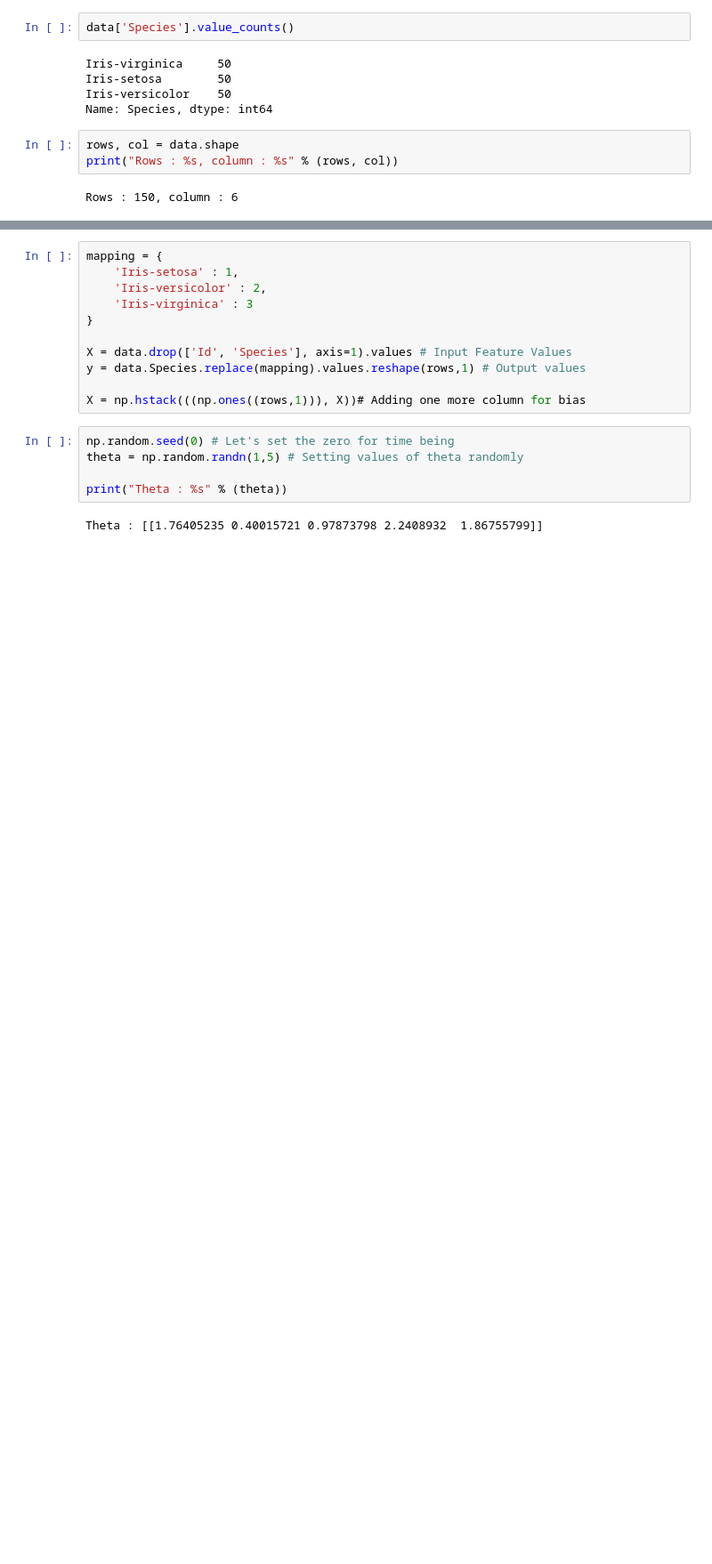
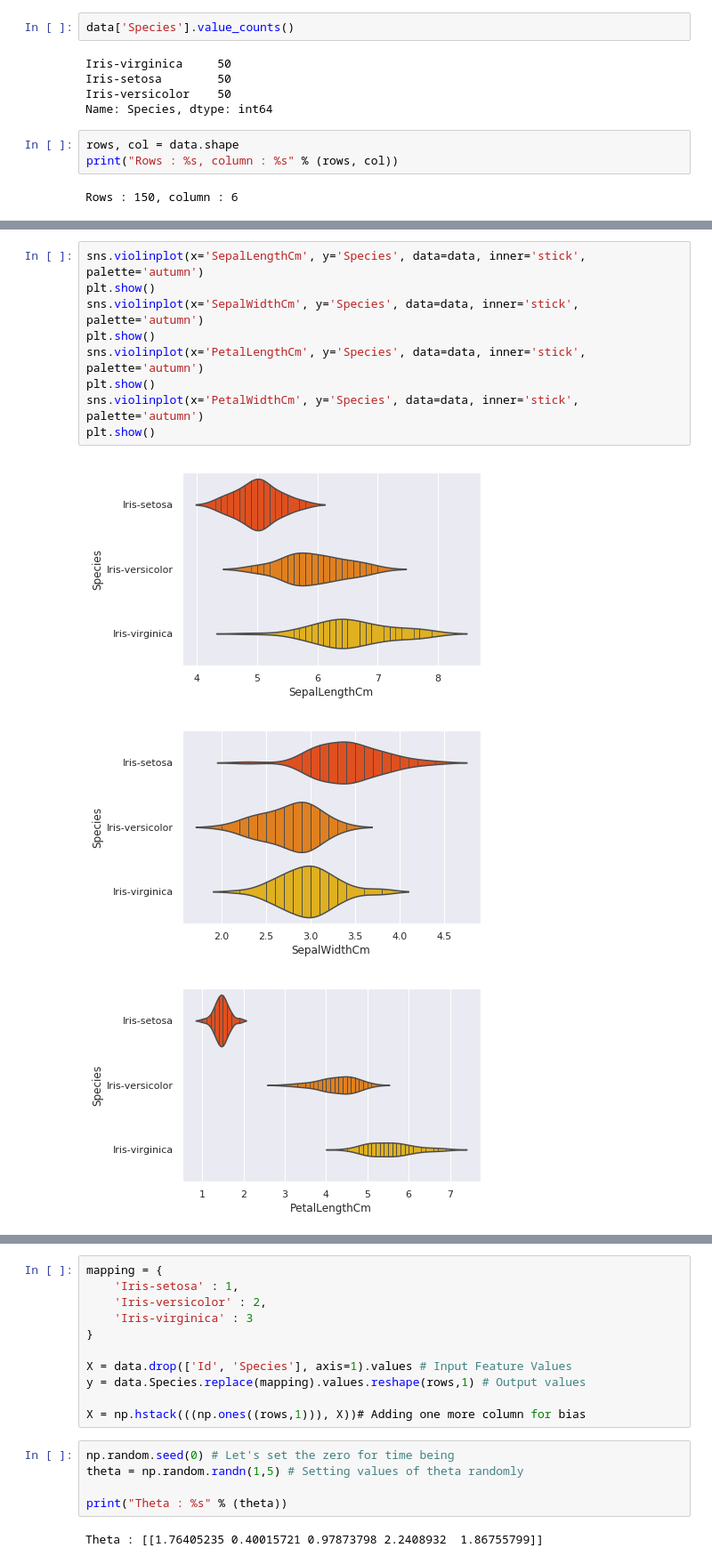
Before and after one commit to amarlearning/Linear-Regression-Iris-Dataset, a Jupyter notebook: linear-regression-on-iris-dataset.ipynb, the cells around one changed output, grey strips where cells are left out. Shown at 89% size. Saved outputs shown, nothing was run; the diff lists cells and outputs as text; blank space fills up the shorter version.

```diff
--- a/linear-regression-on-iris-dataset.ipynb
+++ b/linear-regression-on-iris-dataset.ipynb
@@ -66,0 +91,13 @@ Rows : 150, column : 6
+# %%
+sns.violinplot(x='SepalLengthCm', y='Species', data=data, inner='stick', palette='autumn')
+plt.show()
+sns.violinplot(x='SepalWidthCm', y='Species', data=data, inner='stick', palette='autumn')
+plt.show()
+sns.violinplot(x='PetalLengthCm', y='Species', data=data, inner='stick', palette='autumn')
+plt.show()
+sns.violinplot(x='PetalWidthCm', y='Species', data=data, inner='stick', palette='autumn')
+plt.show()
+# %% [output]
+[figure, added]
+[figure, added]
+[figure, added]
```
Also changed, not shown: parts of 8 cells of this notebook.
